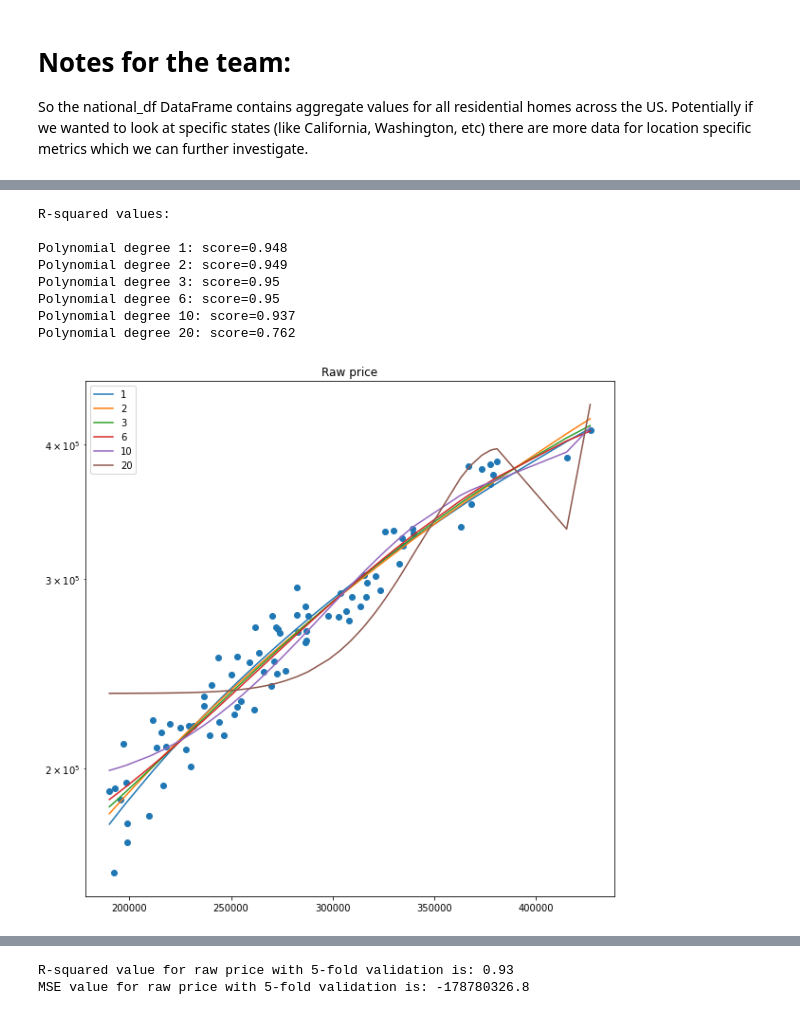
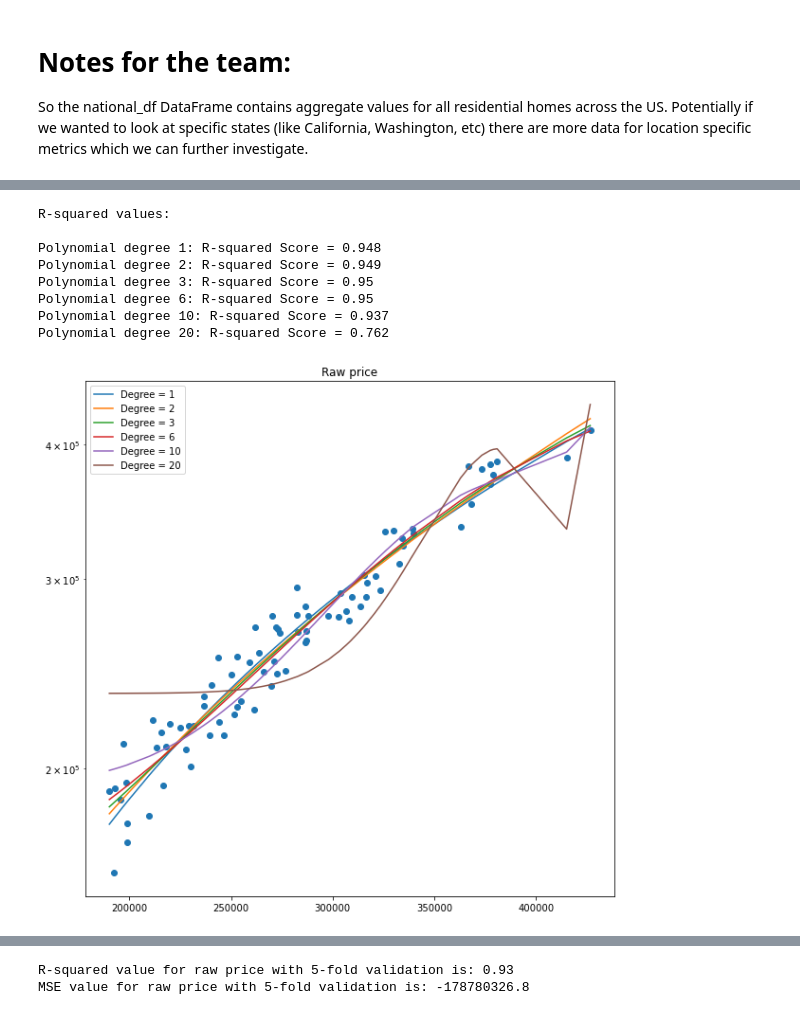
Before and after one commit to COGS118A/Group029-Sp22, a Jupyter notebook: COGS_118A_Project.ipynb, the cells around one changed output, grey strips where cells are left out. Saved outputs shown, nothing was run; the diff lists cells and outputs as text; code cells hidden in the pictures.

```diff
--- a/COGS_118A_Project.ipynb
+++ b/COGS_118A_Project.ipynb
@@ -254,39 +243,39 @@ X_test = X_test.to_numpy()[sorted_index]
 y_test = y_test.to_numpy()[sorted_index]
 
 degrees = [1, 2, 3, 6, 10, 20]
 
 y_pred = np.zeros((len(X_train), len(degrees)))
 
 for i, degree in enumerate(degrees):
 
     # make pipeline: create features, then feed them to linear_reg model
     model = make_pipeline(PolynomialFeatures(degree), LinearRegression())
     model.fit(np.array(X_train).reshape(-1,1), y_train)
 
     # predict on test and train data
     # store the predictions of each degree in the corresponding column
     y_pred[:, i] = model.predict(np.array(X_train).reshape(-1,1))
 
 plt.figure(figsize=(10, 10))
 
 plt.scatter(X_train, y_train)
 plt.yscale('log')
 plt.title("Raw price")
 for i, degree in enumerate(degrees):
-    plt.plot(X_train, y_pred[:, i], label=str(degree))
+    plt.plot(X_train, y_pred[:, i], label=f'Degree = {str(degree)}')
     plt.legend(loc='upper left')
 
 print("R-squared values: \n")
 for i, degree in enumerate(degrees):
     train_r2 = round(sk.metrics.r2_score(y_train, y_pred[:, i]), 3)
-    print("Polynomial degree {0}: score={1}".format(degree, train_r2))
+    print("Polynomial degree {0}: R-squared Score = {1}".format(degree, train_r2))
 # %% [output]
 R-squared values:
 
-Polynomial degree 1: score=0.948
-Polynomial degree 2: score=0.949
-Polynomial degree 3: score=0.95
-Polynomial degree 6: score=0.95
-Polynomial degree 10: score=0.937
-Polynomial degree 20: score=0.762
+Polynomial degree 1: R-squared Score = 0.948
+Polynomial degree 2: R-squared Score = 0.949
+Polynomial degree 3: R-squared Score = 0.95
+Polynomial degree 6: R-squared Score = 0.95
+Polynomial degree 10: R-squared Score = 0.937
+Polynomial degree 20: R-squared Score = 0.762
-[figure, old version]
+[figure, new version]
```
Also changed, not shown: parts of 14 cells of this notebook.
